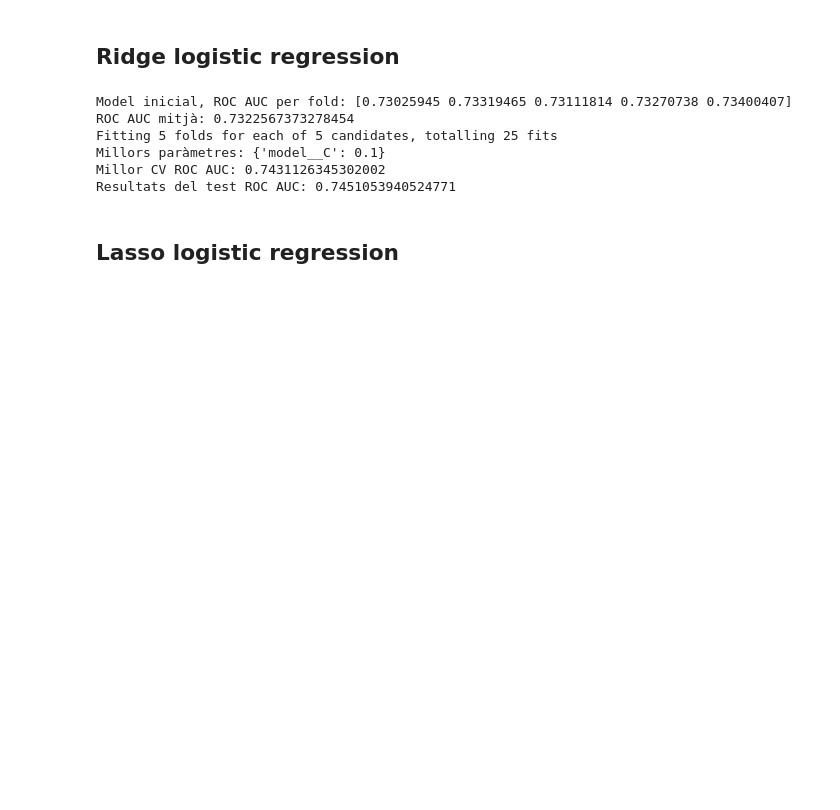
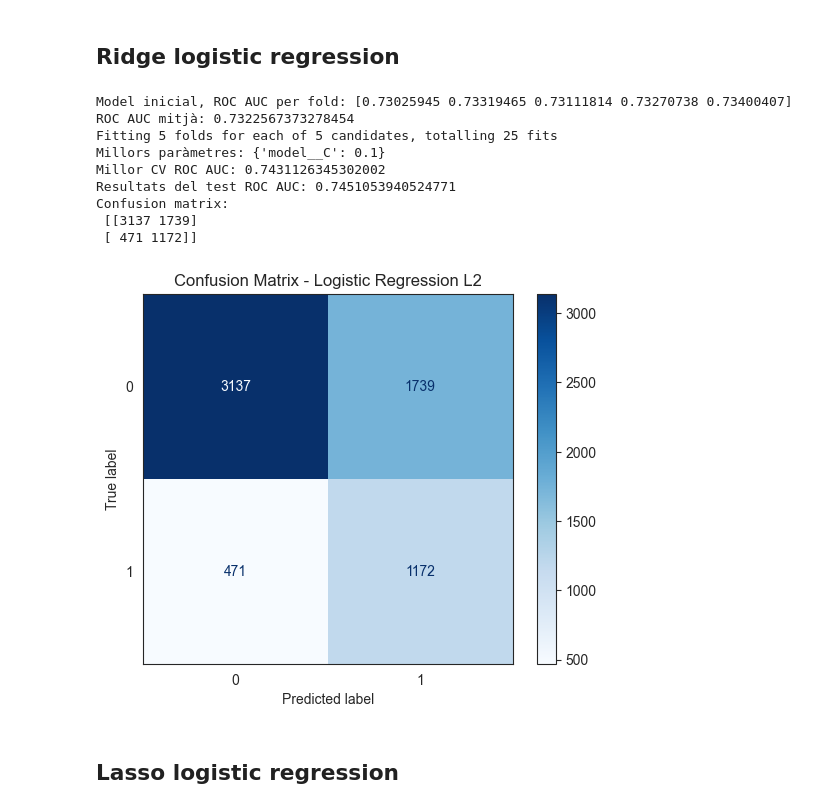
Before and after one commit to eliagarcia/tfg-genetic-variants, a Jupyter notebook: notebooks/class.ipynb, the cells around one changed output. Cells and saved outputs as stored; diff of their text form; code cells hidden in the pictures; blank space fills up the shorter version.

```diff
--- a/notebooks/class.ipynb
+++ b/notebooks/class.ipynb
@@ -610,6 +632,8 @@ Resultats del test ROC AUC: 0.7653368979791964
 # %% [markdown]
 ## Ridge logistic regression
 # %%
+
+from sklearn.metrics import ConfusionMatrixDisplay, confusion_matrix
 
 logreg_l2 = LogisticRegression(
     penalty="l2",
@@ -641,33 +665,44 @@ param_grid = {
     "model__C": [0.001, 0.01, 0.1, 1.0, 10.0]
 }
 
 grid_l2 = GridSearchCV(
     estimator=pipeline_logreg_l2,
     param_grid=param_grid,
     scoring="roc_auc",
     cv=cv,
     n_jobs=-1,
     verbose=1
 )
 
 grid_l2.fit(X_train_val, y_train_val)
 
 print("Millors paràmetres:", grid_l2.best_params_)
 print("Millor CV ROC AUC:", grid_l2.best_score_)
 # evaluació final al test
 best_model = grid_l2.best_estimator_
 y_test_proba = best_model.predict_proba(X_test)[:, 1]
+y_test_pred = best_model.predict(X_test)
 test_auc = roc_auc_score(y_test, y_test_proba)
 auc_l2 = roc_auc_score(y_test, y_test_proba)
+cm_l2 = confusion_matrix(y_test, y_test_pred)
 
 print("Resultats del test ROC AUC:", test_auc)
+print("Confusion matrix:\n", cm_l2)
+
+ConfusionMatrixDisplay(confusion_matrix=cm_l2).plot(cmap="Blues")
+plt.title("Confusion Matrix - Logistic Regression L2")
+plt.show()
 # %% [output]
 Model inicial, ROC AUC per fold: [0.73025945 0.73319465 0.73111814 0.73270738 0.73400407]
 ROC AUC mitjà: 0.7322567373278454
 Fitting 5 folds for each of 5 candidates, totalling 25 fits
 Millors paràmetres: {'model__C': 0.1}
 Millor CV ROC AUC: 0.7431126345302002
 Resultats del test ROC AUC: 0.7451053940524771
+Confusion matrix:
+ [[3137 1739]
+ [ 471 1172]]
+[figure, added]
 # %% [markdown]
 ## Lasso logistic regression
 # %%
```
Also changed, not shown: parts of 19 cells of this notebook.
